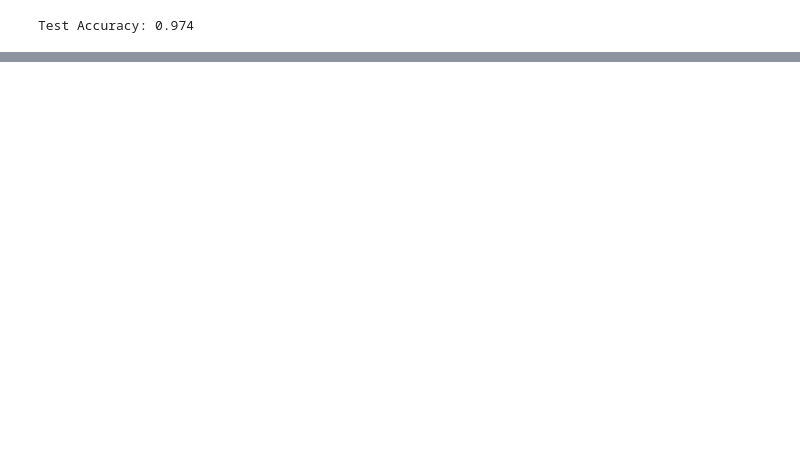
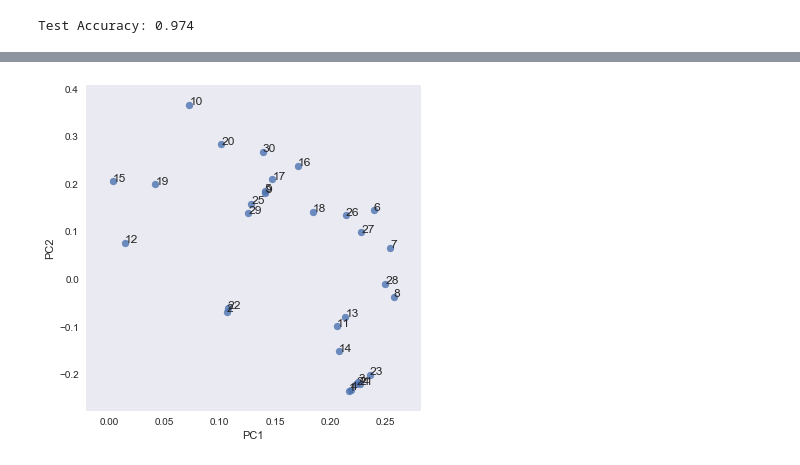
Before and after one commit to west9house/My_lesson, a Jupyter notebook: Pipeline_StandardScaler_PCA_Logistic.ipynb, the cells around one changed output, grey strips where cells are left out. Saved outputs shown, nothing was run; the diff lists cells and outputs as text; code cells hidden in the pictures; blank space fills up the shorter version.

```diff
--- a/ch06_pipeline_StandardScaler_PCA_Logistic.ipynb
+++ b/Pipeline_StandardScaler_PCA_Logistic.ipynb
@@ -188,0 +337,17 @@ Test Accuracy: 0.974
+# %%
+f = plt.figure(figsize=(7,5),facecolor='w')
+
+sns.set(style='darkgrid')
+
+colors = ['c', 'm']
+markers = ['o', 'x']
+
+# クラスラベル，点の色，点の種類の組み合わせからなるリストを生成してプロット
+for l, c, m in zip(np.unique(y_train), colors, markers):
+    plt.scatter(X_train_pca_manual[y_train == l, 0], X_train_pca_manual[y_train == l, 1], c=c, label=l, marker=m)
+
+plt.xlabel('PC 1')
+plt.ylabel('PC 2')
+plt.legend(loc='upper left')
+plt.tight_layout()
+plt.show()
@@ -188,0 +356,12 @@ Test Accuracy: 0.974
+# %%
+# 第一主成分と第二主成分における観測変数の寄与度をプロットする
+plt.figure(figsize=(6, 6))
+for x, y, name in zip(pca.components_[0], pca.components_[1], df.columns[1:]):
+    plt.text(x, y, name)
+plt.scatter(pca.components_[0], pca.components_[1], alpha=0.8)
+plt.grid()
+plt.xlabel("PC1")
+plt.ylabel("PC2")
+plt.show()
+# %% [output]
+[figure, added]
```
Also changed, not shown: parts of 17 cells of this notebook.
